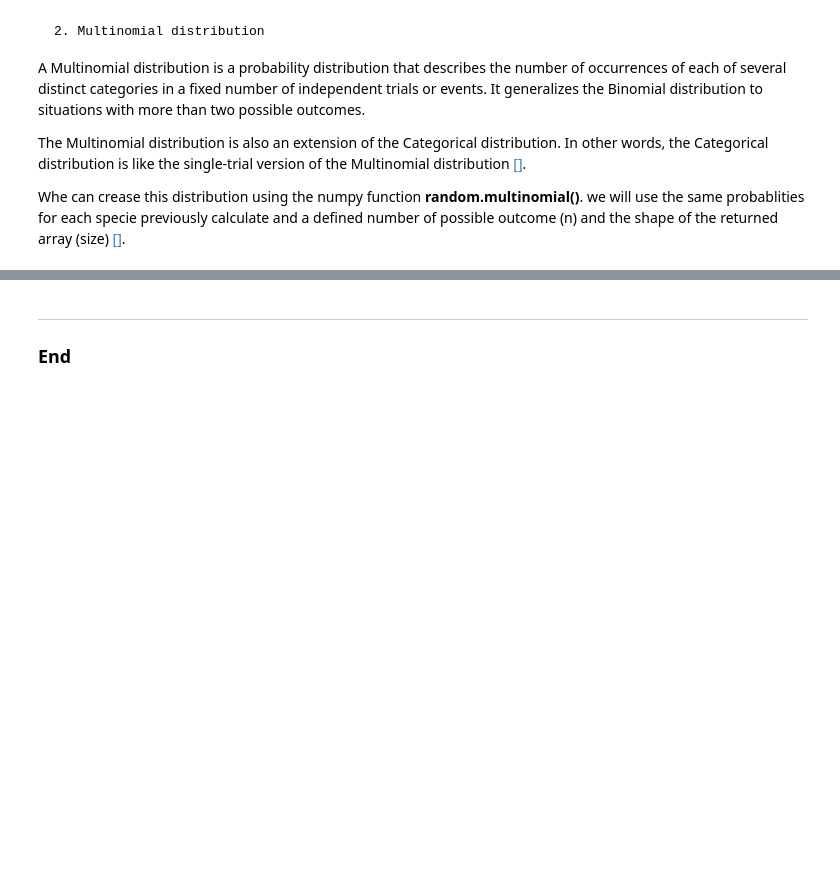
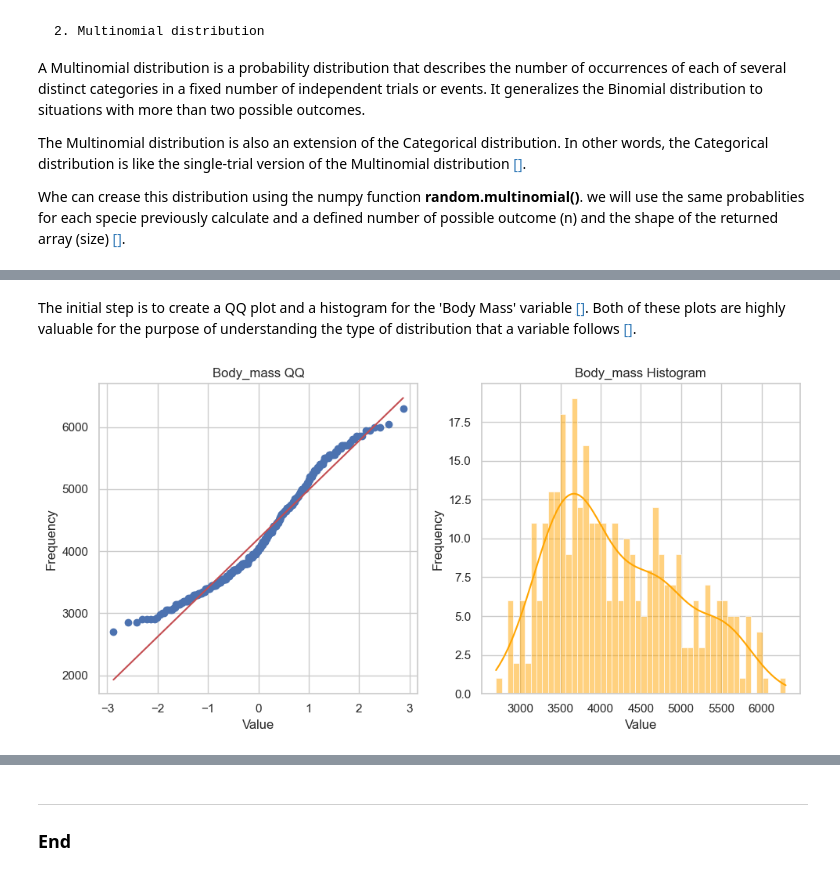
Before and after one commit to Cecilia8989/fund_data_analysis, a Jupyter notebook: task.ipynb, the cells around one changed output, grey strips where cells are left out. Cells and saved outputs as stored; diff of their text form; code cells hidden in the pictures; blank space fills up the shorter version.

```diff
--- a/task.ipynb
+++ b/task.ipynb
@@ -944,0 +960,33 @@ array([[1, 0, 1],
+# %% [markdown]
+The initial step is to create a QQ plot and a histogram for the 'Body Mass' variable [[]](https://www.ucd.ie/ecomodel/Resources/QQplots_WebVersion.html). Both of these plots are highly valuable for the purpose of understanding the type of distribution that a variable follows [[]](https://www.statology.org/normality-test-python/).
+# %%
+# Import necessary libraries
+import scipy.stats as stats
+
+# Check distribution for "Body_Mass(g)"
+# Define the variable to be explored
+Body_mass = df['Body_Mass(g)']
+
+# Create a figure with two subplots (1 row, 2 columns) and set the figure size
+fig, axes = plt.subplots(1, 2, figsize=(10, 5))
+
+# Create a Histogram for "Body_Mass"
+# The histogram displays the distribution of values in the data
+stats.probplot(Body_mass, dist="norm", plot=axes[0])
+axes[0].set_title("Body_mass QQ")
+axes[0].set_xlabel("Value")
+axes[0].set_ylabel("Frequency")
+
+# Create a Histogram for "Body_Mass"
+# The histogram displays the distribution of values in the data
+sns.histplot(Body_mass, bins=50, kde=True, color='orange', ax=axes[1])
+axes[1].set_title("Body_mass Histogram")
+axes[1].set_xlabel("Value")
+axes[1].set_ylabel("Frequency")
+
+# Adjust the layout of the subplots to prevent overlapping
+plt.tight_layout()
+# Display the plots
+plt.show()
+# %% [output]
+[figure, added]
```
Also changed, not shown: parts of 24 cells of this notebook, 1 other file.
